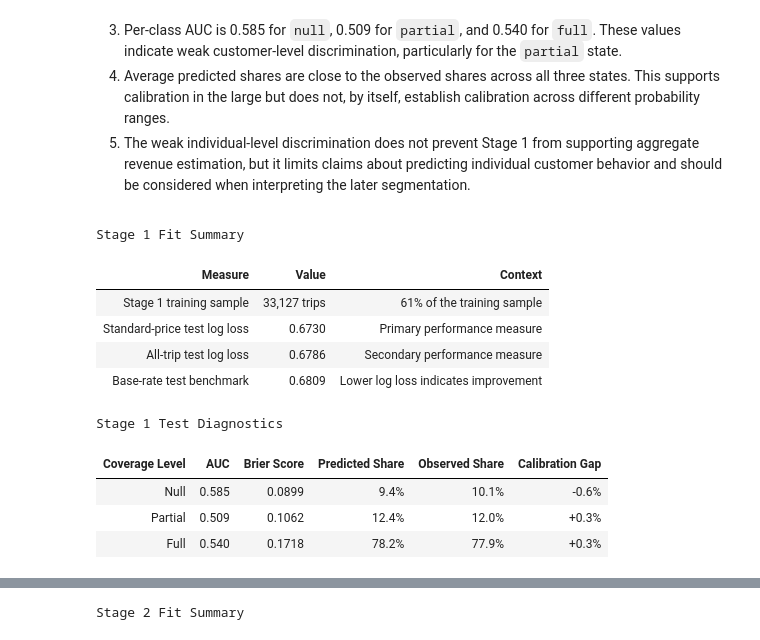
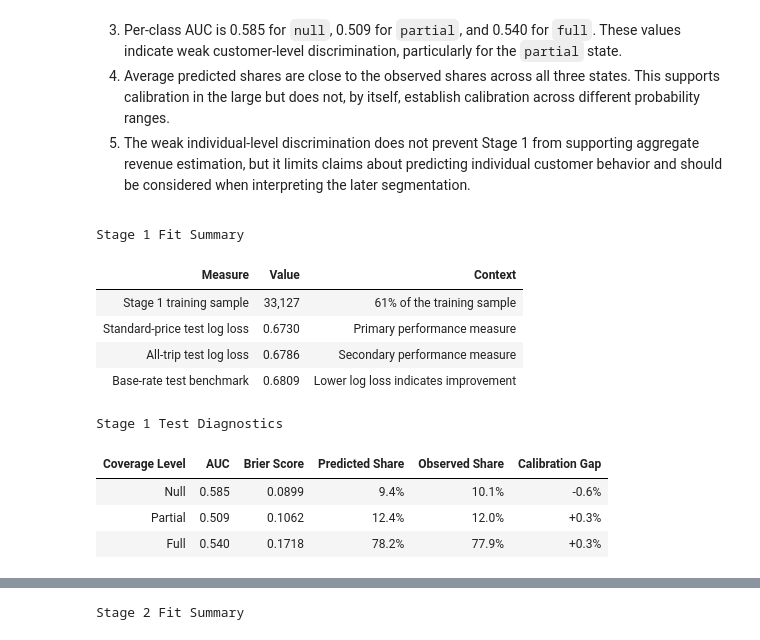
Before and after one commit to paforsey/data-science-portfolio, a Jupyter notebook: case-studies/international-roaming/international_roaming.ipynb, the cells around one changed output, grey strips where cells are left out. Cells and saved outputs as stored; diff of their text form; code cells hidden in the pictures.

```diff
--- a/case-studies/international-roaming/international_roaming.ipynb
+++ b/case-studies/international-roaming/international_roaming.ipynb
@@ -1147,7 +1243,6 @@ ORDER = [list(gbm.classes_).index(c) for c in CLASSES]
 def stage1_proba(Xf):
     P = gbm.predict_proba(Xf)[:, ORDER]
     P = np.clip(P, 1e-6, None)
-
     return P / P.sum(axis=1, keepdims=True)
 
 
@@ -1166,7 +1261,7 @@ fit_summary = pd.DataFrame({
         'Base-rate test benchmark',
     ],
     'Value': [
-        f'{S1_TRAIN.sum():,} trips',
+        f'{S1_TRAIN.sum():,}',
         f'{primary_ll:.4f}',
         f'{secondary_ll:.4f}',
         f'{BASE_LL:.4f}',
@@ -1179,29 +1274,41 @@ fit_summary = pd.DataFrame({
     ],
 })
 
+CAPTION_STYLE = {
+    'selector': 'caption',
+    'props': [
+        ('caption-side', 'top'),
+        ('font-size', '16px'),
+        ('font-weight', 'bold'),
+        ('text-align', 'left'),
+        ('padding-bottom', '8px'),
+    ],
+}
+
 display(
     fit_summary.style
-    .hide(axis = 'index')
+    .hide(axis='index')
     .set_caption('Stage 1 Fit Summary')
-    .set_properties(**{'text-align': 'left'})
     .set_properties(
         subset=['Value'],
-        **{'color': ACCENT, 'font-weight': 'bold'},
+        **{
+            'color': ACCENT,
+            'font-weight': 'bold',
+        },
     )
     .set_table_styles([
+        CAPTION_STYLE,
         {
-            'selector': 'caption',
-            'props': [
-                ('caption-side', 'top'),
-                ('font-size', '16px'),
-                ('font-weight', 'bold'),
-                ('text-align', 'left'),
-                ('padding-bottom', '8px'),
-            ],
+            'selector': 'th',
+            'props': [('text-align', 'left !important')],
         },
         {
-            'selector': 'th',
-            'props': [('text-align', 'left')],
+            'selector': 'td',
+            'props': [('text-align', 'left !important')],
+        },
+        {
+            'selector': 'td.col1',
+            'props': [('text-align', 'right !important')],
         },
     ])
 )
@@ -1227,62 +1334,44 @@ diagnostics = pd.DataFrame({
         (y[te] == c).mean()
         for c in CLASSES
     ],
 })
 
 diagnostics['Calibration Gap'] = (
     diagnostics['Predicted Share']
     - diagnostics['Observed Share']
 )
 
 display(
     diagnostics.style
-    .hide(axis = 'index')
+    .hide(axis='index')
     .format({
         'AUC': '{:.3f}',
         'Brier Score': '{:.4f}',
         'Predicted Share': '{:.1%}',
         'Observed Share': '{:.1%}',
         'Calibration Gap': '{:+.1%}',
     })
-    .bar(
-        subset = ['AUC'],
-        color = 'rgba(42, 120, 214, 0.45)',
-        vmin = 0.5,
-        vmax = 1,
-    )
-    .bar(
-        subset = ['Calibration Gap'],
-        align = 'mid',
-        color = [
-            'rgba(227, 73, 72, 0.45)',
-            'rgba(42, 120, 214, 0.45)',
-        ],
-        vmin = -0.01,
-        vmax = 0.01,
-    )
     .set_caption('Stage 1 Test Diagnostics')
-    .set_properties(**{'text-align': 'left'})
     .set_table_styles([
+        CAPTION_STYLE,
         {
-            'selector': 'caption',
-            'props': [
-                ('caption-side', 'top'),
-                ('font-size', '16px'),
-                ('font-weight', 'bold'),
-                ('text-align', 'left'),
-                ('padding-bottom', '8px'),
-            ],
+            'selector': 'th',
+            'props': [('text-align', 'left !important')],
         },
         {
-            'selector': 'th',
-            'props': [('text-align', 'left')],
+            'selector': 'td',
+            'props': [('text-align', 'left !important')],
+        },
+        {
+            'selector': 'td.col1, td.col2, td.col3, td.col4, td.col5',
+            'props': [('text-align', 'right !important')],
         },
     ])
 )
 # %% [output]
 Stage 1 Fit Summary
 | Measure | Value | Context |
-| Stage 1 training sample | 33,127 trips | 61% of the training sample |
+| Stage 1 training sample | 33,127 | 61% of the training sample |
 | Standard-price test log loss | 0.6730 | Primary performance measure |
 | All-trip test log loss | 0.6786 | Secondary performance measure |
 | Base-rate test benchmark | 0.6809 | Lower log loss indicates improvement |
```
Also changed, not shown: parts of 46 cells of this notebook.
